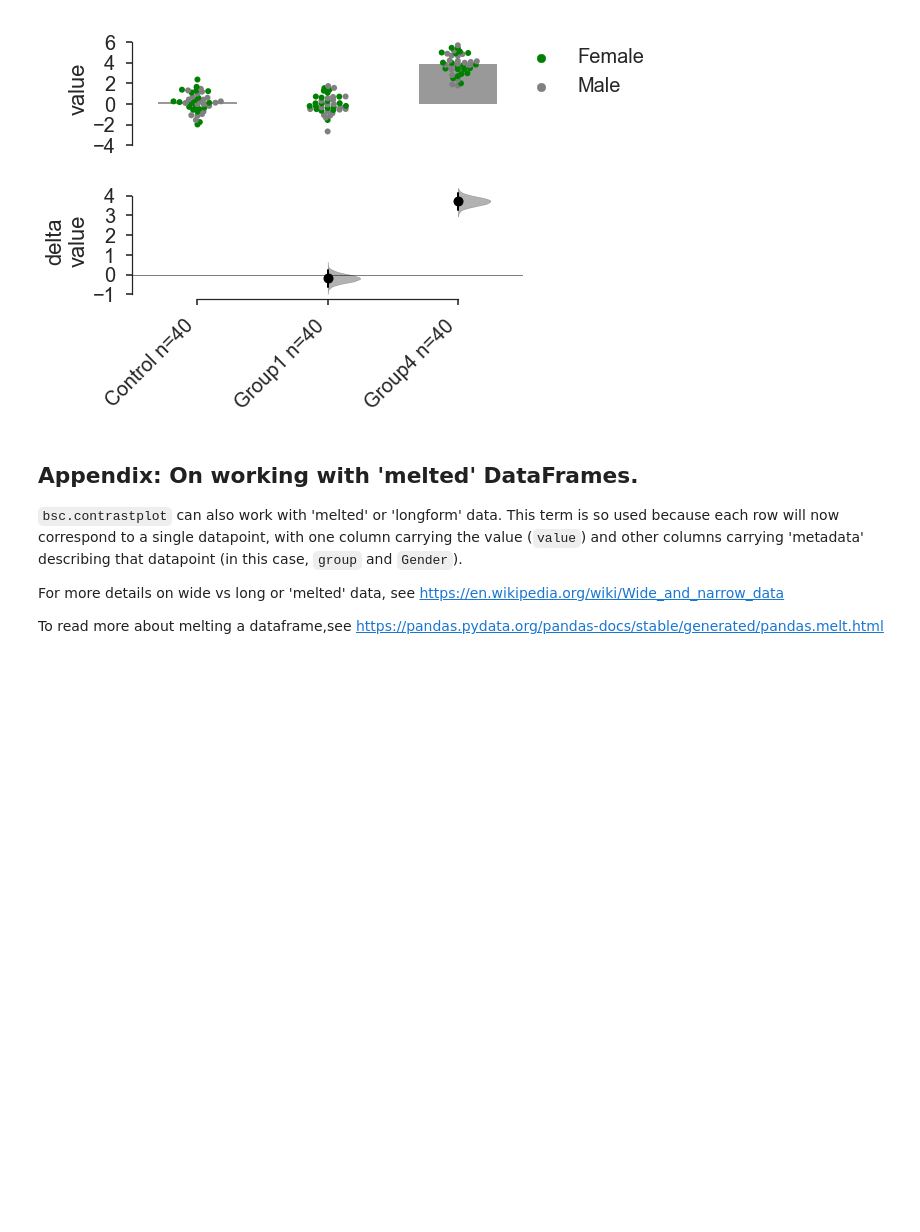
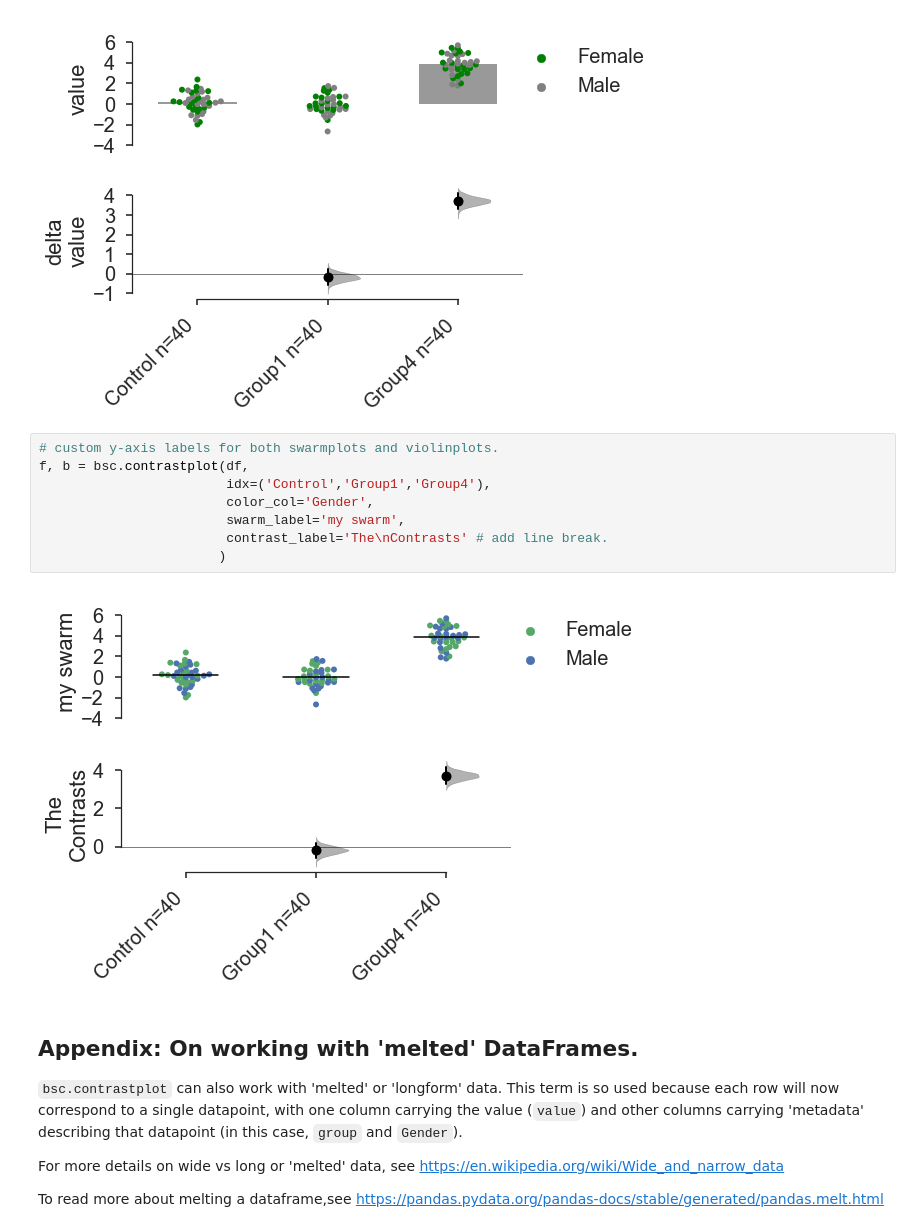
Before and after one commit to josesho/bootstrap_contrast, a Jupyter notebook: bootstrap-contrast_tutorial.ipynb, the cells around one changed output. Drawn from its saved outputs; the diff is of its cells as text; blank space fills up the shorter version.

```diff
--- a/bootstrap-contrast_tutorial.ipynb
+++ b/bootstrap-contrast_tutorial.ipynb
@@ -276,6 +276,16 @@ f, b = bsc.contrastplot(df,
                        )
 # %% [output]
 [figure]
+# %%
+# custom y-axis labels for both swarmplots and violinplots.
+f, b = bsc.contrastplot(df,
+                        idx=('Control','Group1','Group4'),
+                        color_col='Gender',
+                        swarm_label='my swarm',
+                        contrast_label='The\nContrasts' # add line break.
+                       )
+# %% [output]
+[figure, added]
 # %% [markdown]
 ## Appendix: On working with 'melted' DataFrames.
 
```
Also changed, not shown: parts of 15 cells of this notebook.
